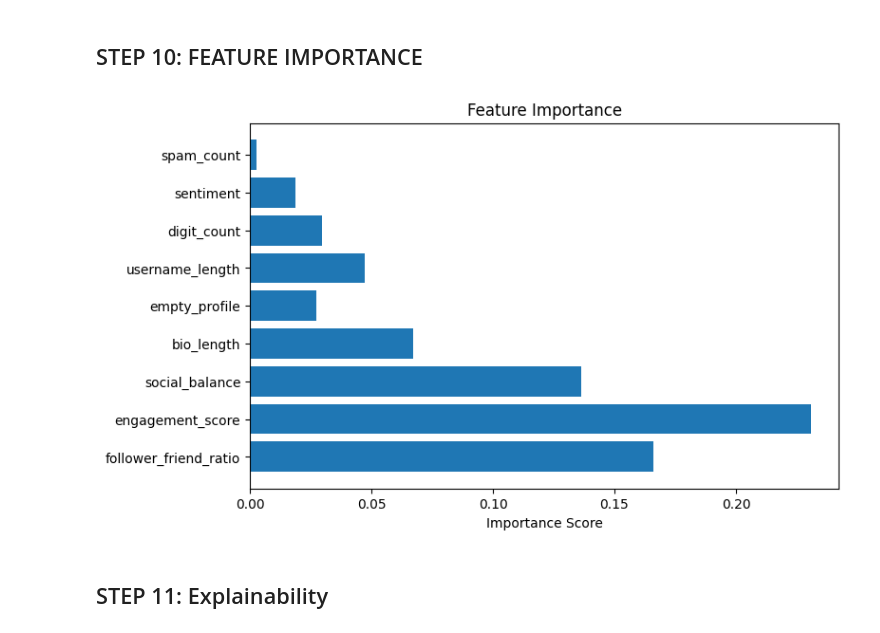
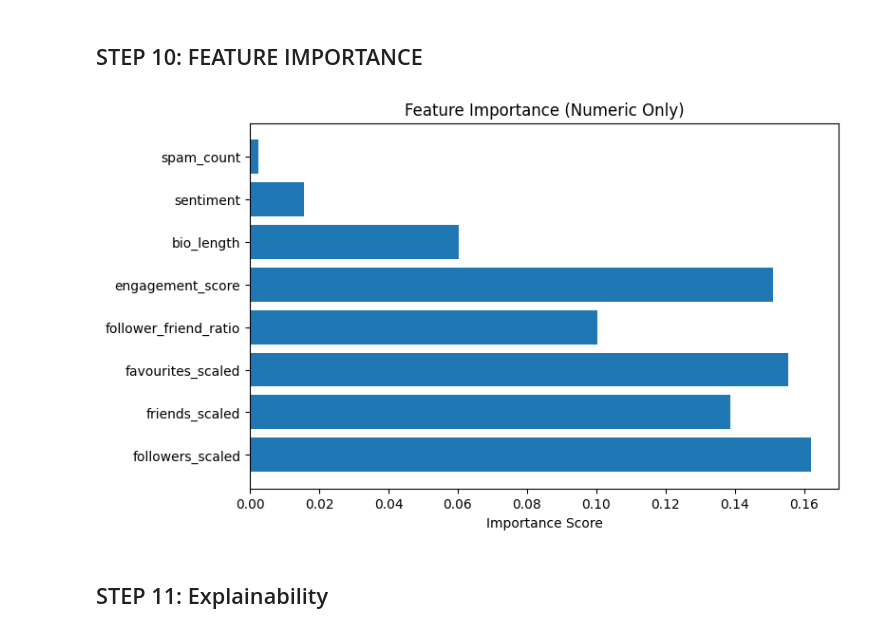
Before and after one commit to parnikasunda/Fake-Account-Detection-System, a Jupyter notebook: PBL_SEM_6_ETE.ipynb, the cells around one changed output. Saved outputs shown, nothing was run; the diff lists cells and outputs as text; code cells hidden in the pictures.

```diff
--- a/PBL_SEM_6_ETE.ipynb
+++ b/PBL_SEM_6_ETE.ipynb
@@ -196,6 +193,12 @@ Index(['screen_name', 'description_clean', 'location_clean',
        'social_balance', 'bio_length', 'empty_profile', 'username_length',
        'digit_count', 'sentiment', 'spam_count'],
       dtype='object')
+# %%
+from sklearn.model_selection import train_test_split
+
+X_train, X_test, y_train, y_test = train_test_split(
+    X, y, test_size=0.2, random_state=42
+)
 # %%
 from sklearn.feature_extraction.text import TfidfVectorizer
 from sklearn.ensemble import RandomForestClassifier
@@ -243,7 +246,7 @@ model = Pipeline([
 ])
 
 # Train
-model.fit(X, y)
+model.fit(X_train, y_train)
 
 # Save
 pickle.dump(model, open("model.pkl", "wb"))
@@ -278,17 +296,34 @@ weighted avg       0.83      0.83      0.83      7487
 ## STEP 10: FEATURE IMPORTANCE
 # %%
 import matplotlib.pyplot as plt
+import numpy as np
 
-importance = rf.feature_importances_[:9]  # only numeric features
-feature_names = X_numeric.columns
+# Get model
+rf = model.named_steps['classifier']
 
+# Get importance
+importance = rf.feature_importances_
+
+# Get ALL feature names
+feature_names = model.named_steps['preprocessor'].get_feature_names_out()
+
+# ✅ Keep only numeric features
+numeric_mask = [name.startswith('num__') for name in feature_names]
+
+numeric_features = np.array(feature_names)[numeric_mask]
+numeric_importance = importance[numeric_mask]
+
+# Clean names (remove 'num__')
+numeric_features = [name.replace('num__', '') for name in numeric_features]
+
+# Plot
 plt.figure(figsize=(8,5))
-plt.barh(feature_names, importance)
-plt.title("Feature Importance")
+plt.barh(numeric_features, numeric_importance)
+plt.title("Feature Importance (Numeric Only)")
 plt.xlabel("Importance Score")
 plt.show()
 # %% [output]
-[figure, old version]
+[figure, new version]
 # %% [markdown]
 ## STEP 11: Explainability
 # %%
```
Also changed, not shown: parts of 14 cells of this notebook.
